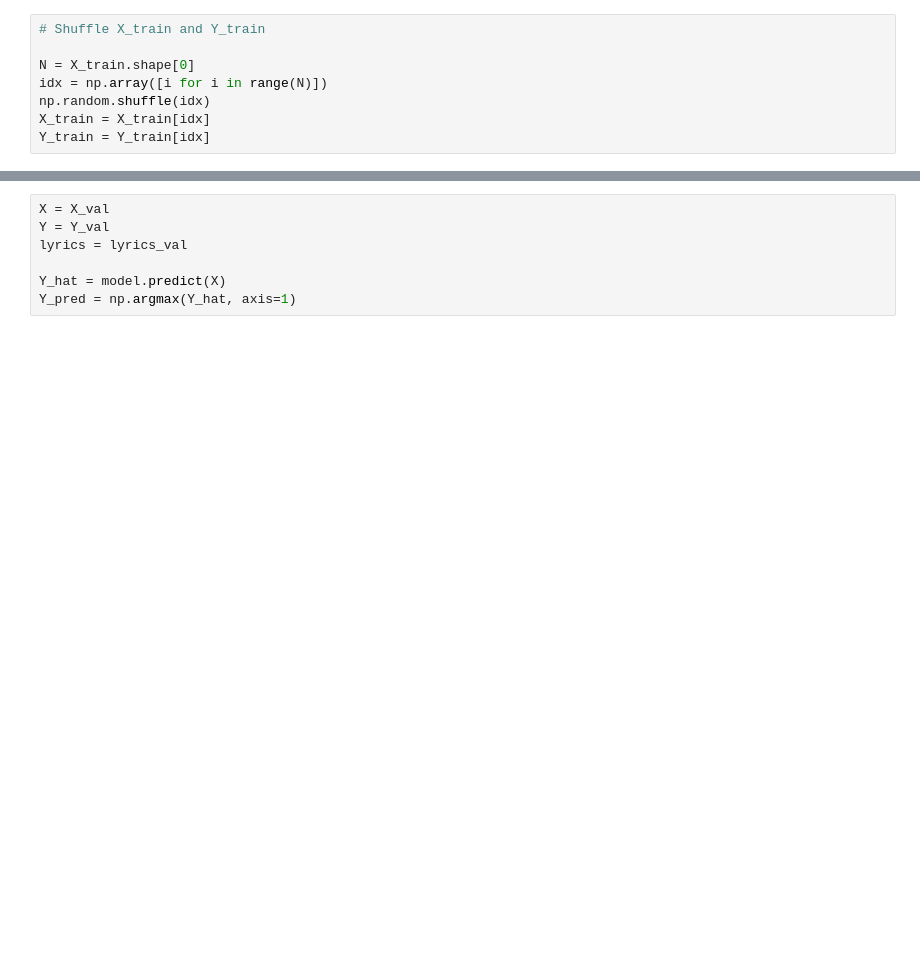
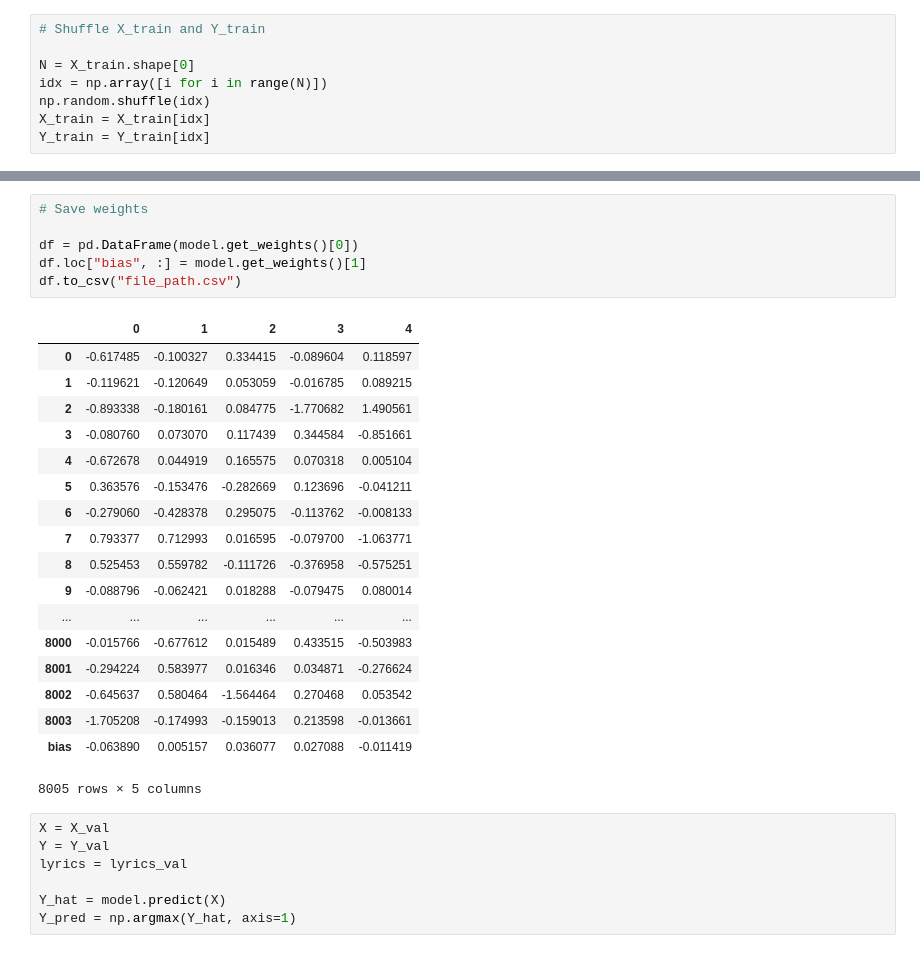
Before and after one commit to JSGandora/lyrics_scraper, a Jupyter notebook: train_model.ipynb, the cells around one changed output, grey strips where cells are left out. Drawn from its saved outputs; the diff is of its cells as text; blank space fills up the shorter version.

```diff
--- a/train_model.ipynb
+++ b/train_model.ipynb
@@ -131,3 +153,28 @@ model.evaluate(X_test, Y_test, batch_size=32)
+# %%
+# Save weights
+
+df = pd.DataFrame(model.get_weights()[0])
+df.loc["bias", :] = model.get_weights()[1]
+df.to_csv("file_path.csv")
+# %% [output]
+|  | 0 | 1 | 2 | 3 | 4 |
+| 0 | -0.617485 | -0.100327 | 0.334415 | -0.089604 | 0.118597 |
+| 1 | -0.119621 | -0.120649 | 0.053059 | -0.016785 | 0.089215 |
+| 2 | -0.893338 | -0.180161 | 0.084775 | -1.770682 | 1.490561 |
+| 3 | -0.080760 | 0.073070 | 0.117439 | 0.344584 | -0.851661 |
+| 4 | -0.672678 | 0.044919 | 0.165575 | 0.070318 | 0.005104 |
+| 5 | 0.363576 | -0.153476 | -0.282669 | 0.123696 | -0.041211 |
+| 6 | -0.279060 | -0.428378 | 0.295075 | -0.113762 | -0.008133 |
+| 7 | 0.793377 | 0.712993 | 0.016595 | -0.079700 | -1.063771 |
+| 8 | 0.525453 | 0.559782 | -0.111726 | -0.376958 | -0.575251 |
+| 9 | -0.088796 | -0.062421 | 0.018288 | -0.079475 | 0.080014 |
+| ... | ... | ... | ... | ... | ... |
+| 8000 | -0.015766 | -0.677612 | 0.015489 | 0.433515 | -0.503983 |
+| 8001 | -0.294224 | 0.583977 | 0.016346 | 0.034871 | -0.276624 |
+| 8002 | -0.645637 | 0.580464 | -1.564464 | 0.270468 | 0.053542 |
+| 8003 | -1.705208 | -0.174993 | -0.159013 | 0.213598 | -0.013661 |
+| bias | -0.063890 | 0.005157 | 0.036077 | 0.027088 | -0.011419 |
+8005 rows × 5 columns
 # %%
 X = X_val
 Y = Y_val
```
Also changed, not shown: parts of 9 cells of this notebook, 1 other file.
